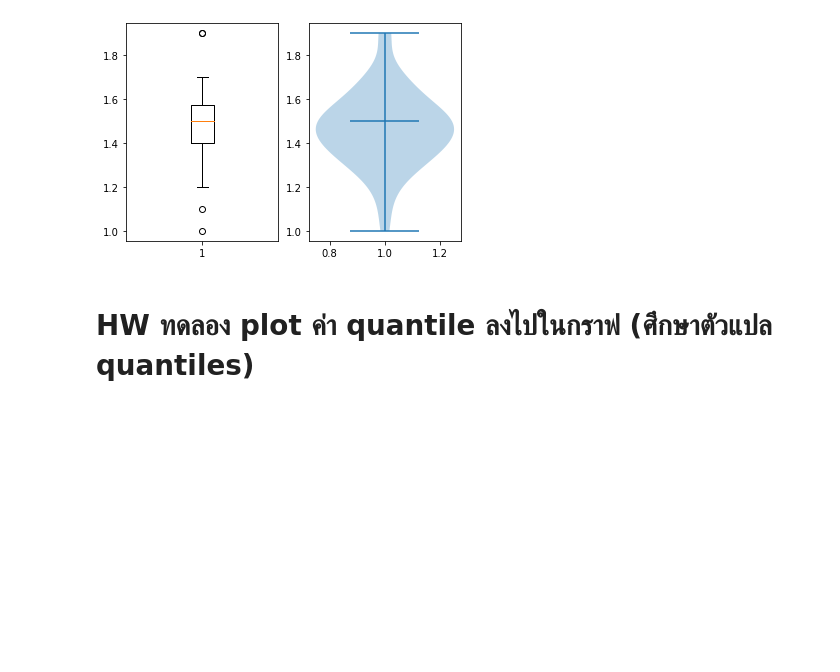
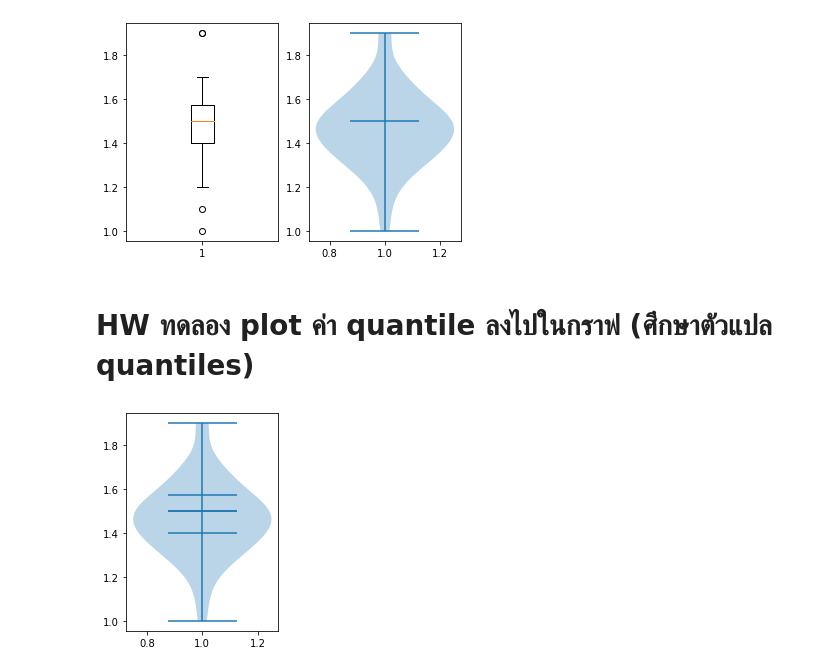
Before and after one commit to suwitchaya17/data_viz_2022, a Jupyter notebook: DataViz02_Data_Distribution.ipynb, the cells around one changed output. Drawn from its saved outputs; the diff is of its cells as text; code cells hidden in the pictures; blank space fills up the shorter version.

Commit message:
เฉลย quiz ,violin plot ,HW. ล่าสุด

```diff
--- a/DataViz02_Data_Distribution.ipynb
+++ b/DataViz02_Data_Distribution.ipynb
@@ -448,3 +448,8 @@ vi = plt.violinplot(df['PetalLength'][:50],showmedians=True)
 [figure]
 # %% [markdown]
 # HW ทดลอง plot ค่า quantile ลงไปในกราฟ (ศึกษาตัวแปล quantiles)
+# %%
+plt.subplot(1,2,2)
+viQ = plt.violinplot(df['PetalLength'][:50],showmedians=True,quantiles=[0.25,0.5,0.75]) #กำหนด0.25 คือควอไทล์ที่ 1 ,0.5 คือควอไทล์ที่ 2 ,0.75 คือควอไทล์ที่ 3
+# %% [output]
+[figure, added]
```
